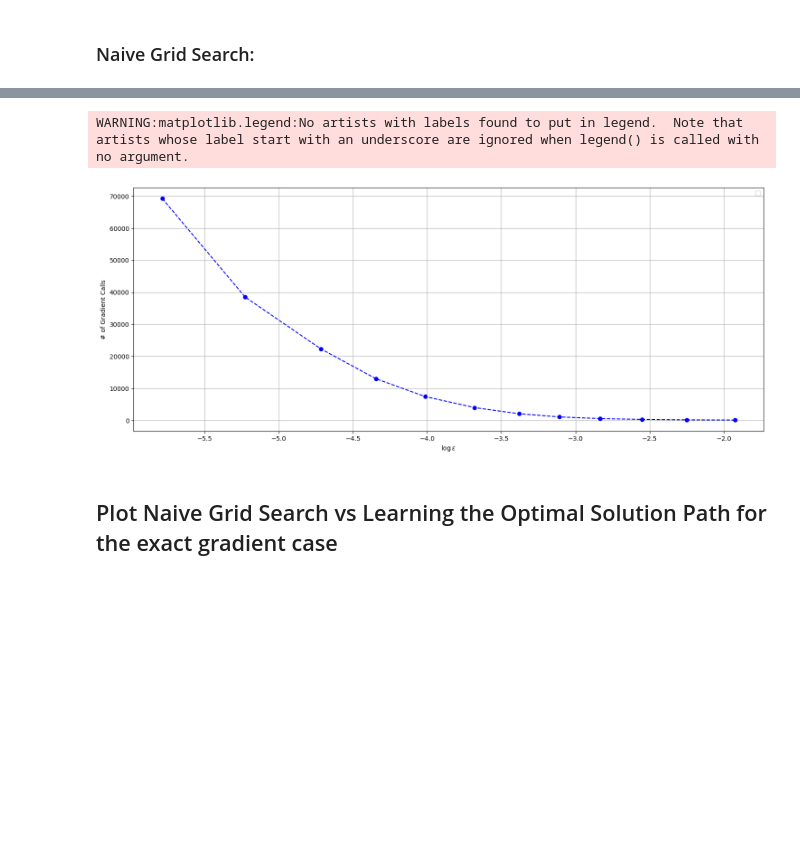
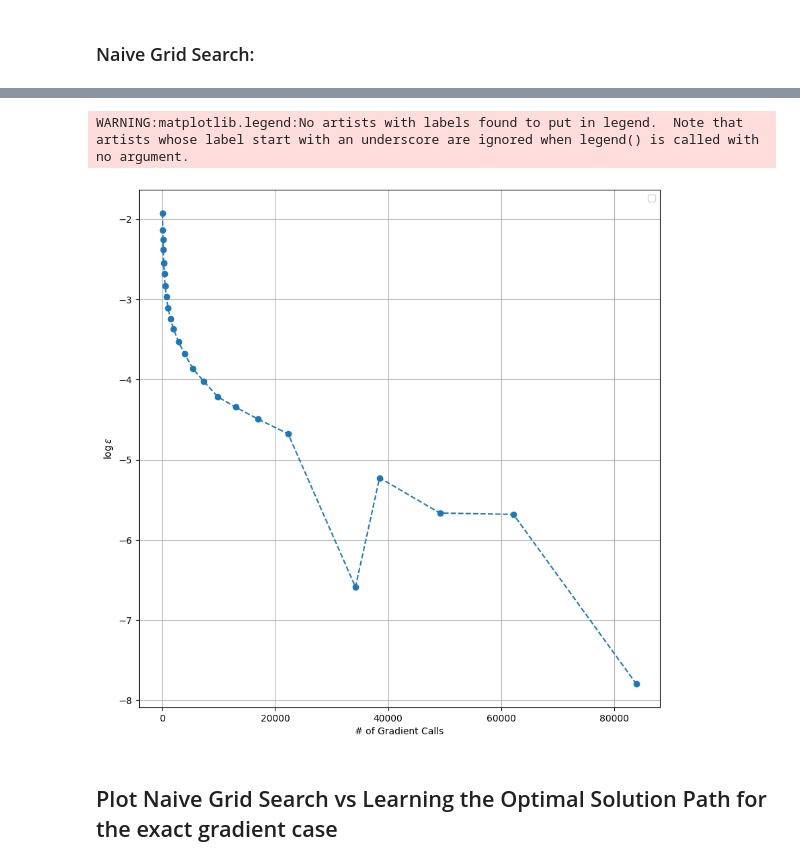
Before and after one commit to Cumberkid/Learning-the-Optimal-Solution-Path, a Jupyter notebook: Learning_the_Optimal_Solution_Path_vs_Naive_Grid_Search_using_PyTorch.ipynb, the cells around one changed output, grey strips where cells are left out. Cells and saved outputs as stored; diff of their text form; code cells hidden in the pictures; blank space fills up the shorter version.

```diff
--- a/Learning_the_Optimal_Solution_Path_vs_Naive_Grid_Search_using_PyTorch.ipynb
+++ b/Learning_the_Optimal_Solution_Path_vs_Naive_Grid_Search_using_PyTorch.ipynb
@@ -507,7 +690,8 @@ coeff_index = 13
 # %%
 # build the model
 basis_dim = 13
-epoch = 5000
+trace = 500
+epoch = trace * (2**3)
 lr = 0.5**6
 
 np.random.seed(8675309)
@@ -518,7 +702,8 @@ optimizer.zero_grad()
 thetas_SGD_history = []
 for t in range(epoch):
     SGD.train_SGD(GD_data_loader, model, criterion, optimizer)
-    if (t+1) % 500 == 0:
+    if (t+1) == trace:
+        trace = 2*trace
         thetas_SGD = []
         for lam in lambdas:
             thetas_SGD.append(model(lam).data.cpu().detach().numpy())
@@ -555,7 +742,8 @@ plt.show()
 # %%
 # build the model
 basis_dim = 13
-epoch = 2000
+trace = 200
+epoch = trace * (2**3)
 alpha = 1
 
 np.random.seed(8675309)
@@ -570,7 +758,8 @@ for t in range(epoch):
     for param_group in optimizer.param_groups:
         param_group['lr'] = lr
     SGD.train_SGD(SGD_data_loader, model, criterion, optimizer)
-    if (t+1) % 200 == 0:
+    if (t+1) == trace:
+        trace = 2*trace
         thetas_SGD = []
         for lam in lambdas:
             thetas_SGD.append(model(lam).data.cpu().detach().numpy())
@@ -706,6 +1016,6 @@ lam_min = 0
 lr = 0.5**4
 max_epochs = 5000
 # a list of solution accuracy delta wish to be achieved
-delta_list = 0.5 ** torch.arange(6, 18)
+delta_list = 0.5 ** torch.arange(6, 18, 0.5)
 print(delta_list)
 # %% [output]
@@ -767,19 +1084,19 @@ grid #: 362.0    total iteration #: 69270        sup error: 0.003070488572120715
 #     for i in range(len(total_itr_list)):
 #         csv_writer.writerow([total_itr_list[i], sup_error_list[i]])
 # %%
-for i in range(len(sup_error_list)):
-    sup_error_list[i] = np.min(sup_error_list[:i+1])
+# for i in range(len(sup_error_list)):
+#     sup_error_list[i] = np.min(sup_error_list[:i+1])
 # %%
 # plot result of learning the solution path
-plt.figure(figsize=(18,7))
-plt.plot(torch.log(torch.tensor(sup_error_list)), total_itr_list, '--bo')
-plt.ylabel('# of Gradient Calls')
-plt.xlabel('$\\log\\epsilon$')
+plt.figure(figsize=(10,10))
+plt.plot(total_itr_list, np.log(sup_error_list), '--o')
+plt.xlabel('# of Gradient Calls')
+plt.ylabel('$\\log\\epsilon$')
 plt.legend()
 plt.grid(True)
 # %% [output]
 WARNING:matplotlib.legend:No artists with labels found to put in legend.  Note that artists whose label start with an underscore are ignored when legend() is called with no argument.
-[figure, old version]
+[figure, new version]
 # %% [markdown]
 ## Plot Naive Grid Search vs Learning the Optimal Solution Path for the exact gradient case
 # %%
```
Also changed, not shown: parts of 85 cells of this notebook.
